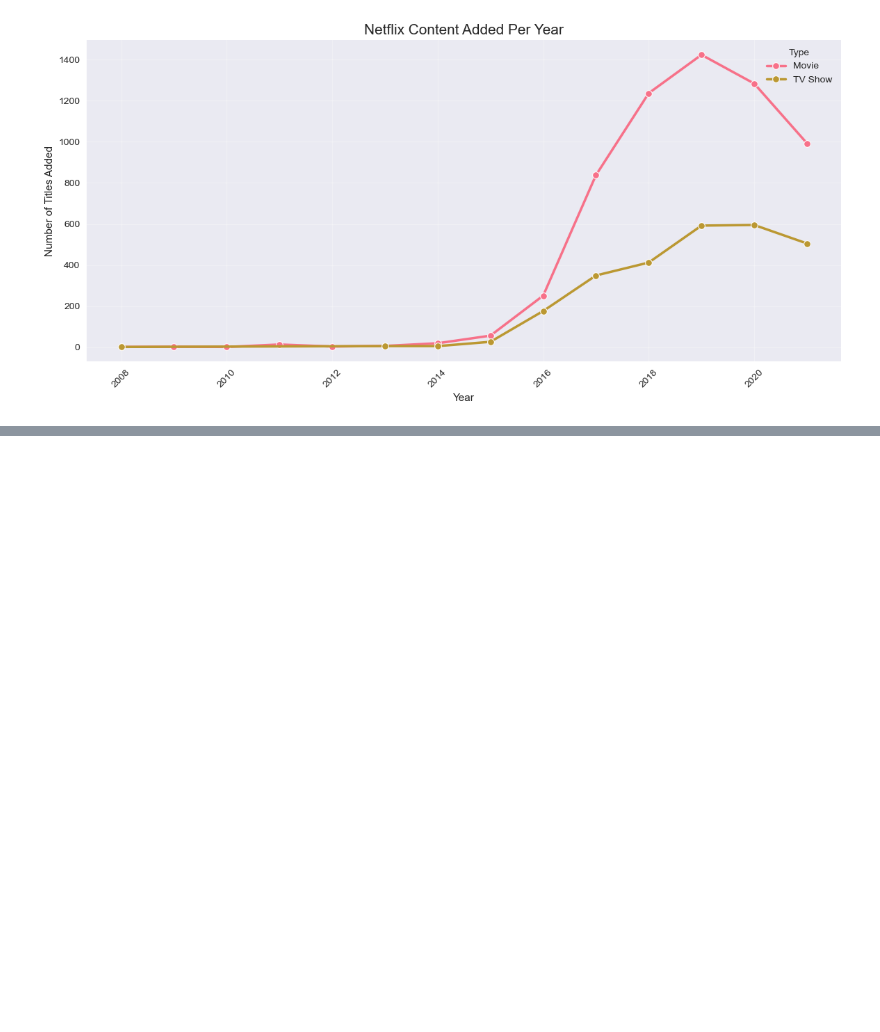
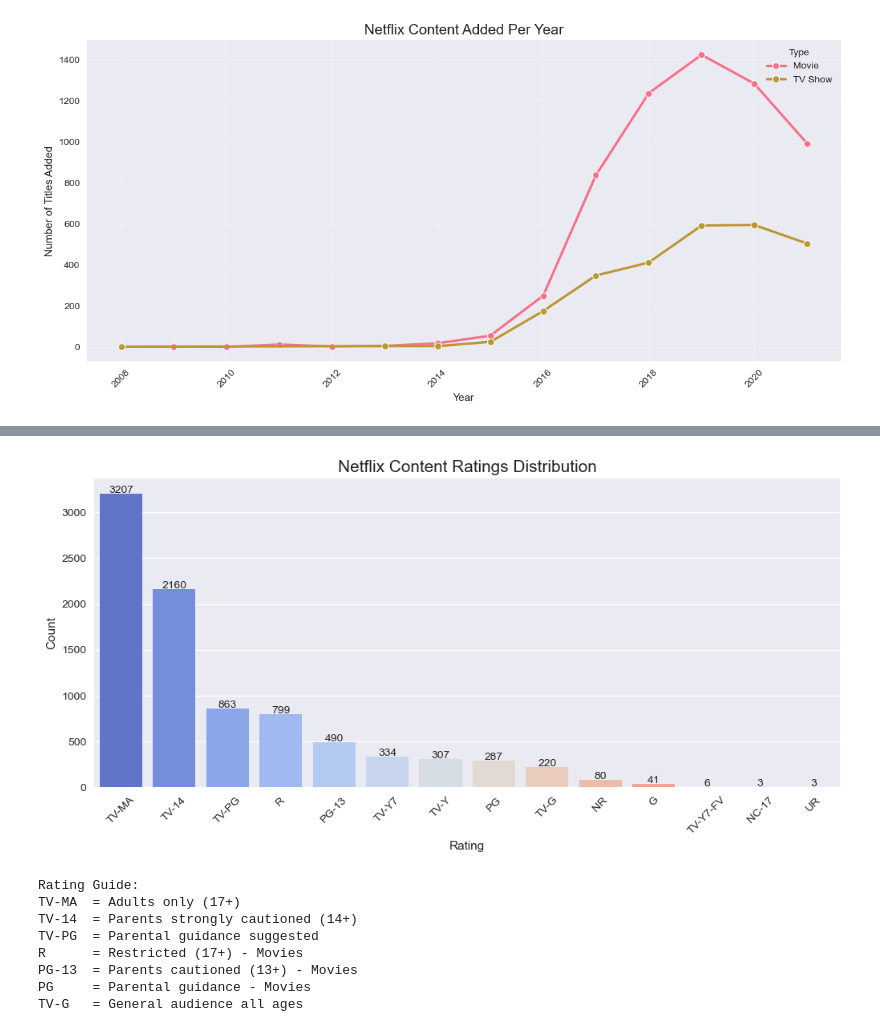
Before and after one commit to sesathrajapaksha-dev/netflix-analysis, a Jupyter notebook: netflix_analysis.ipynb, the cells around one changed output, grey strips where cells are left out. Drawn from its saved outputs; the diff is of its cells as text; code cells hidden in the pictures; blank space fills up the shorter version.

```diff
--- a/netflix_analysis.ipynb
+++ b/netflix_analysis.ipynb
@@ -248,0 +299,39 @@ plt.show()
+# %%
+rating_counts = df_clean[
+    df_clean['rating'] != 'Unknown']['rating'].value_counts()
+
+plt.figure(figsize=(12, 5))
+sns.barplot(
+    x=rating_counts.index,
+    y=rating_counts.values,
+    palette='coolwarm'
+)
+plt.title('Netflix Content Ratings Distribution', fontsize=15)
+plt.xlabel('Rating')
+plt.ylabel('Count')
+plt.xticks(rotation=45)
+
+for i, v in enumerate(rating_counts.values):
+    plt.text(i, v + 10, str(v), ha='center', fontsize=10)
+
+plt.savefig('images/ratings_distribution.png', bbox_inches='tight')
+plt.show()
+
+print("\nRating Guide:")
+print("TV-MA  = Adults only (17+)")
+print("TV-14  = Parents strongly cautioned (14+)")
+print("TV-PG  = Parental guidance suggested")
+print("R      = Restricted (17+) - Movies")
+print("PG-13  = Parents cautioned (13+) - Movies")
+print("PG     = Parental guidance - Movies")
+print("TV-G   = General audience all ages")
+# %% [output]
+[figure, added]
+Rating Guide:
+TV-MA  = Adults only (17+)
+TV-14  = Parents strongly cautioned (14+)
+TV-PG  = Parental guidance suggested
+R      = Restricted (17+) - Movies
+PG-13  = Parents cautioned (13+) - Movies
+PG     = Parental guidance - Movies
+TV-G   = General audience all ages
```
Also changed, not shown: parts of 5 cells of this notebook, 6 other files.
